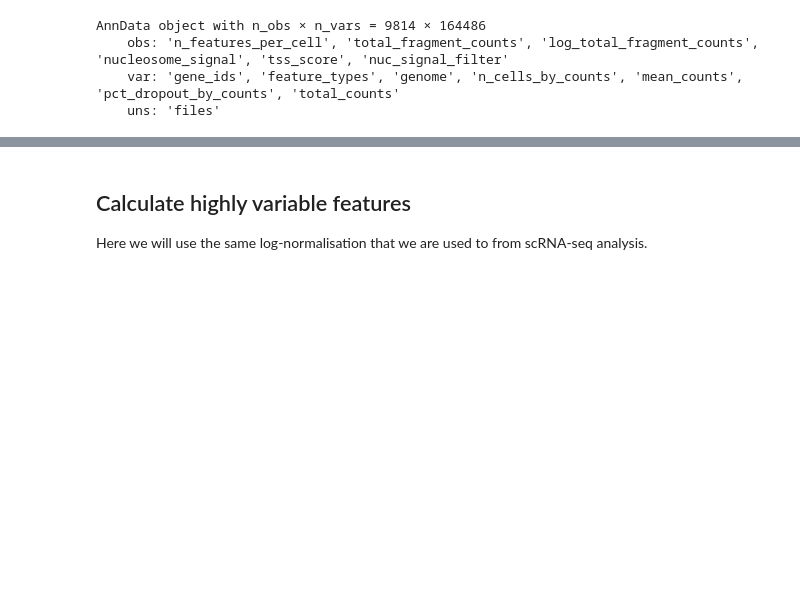
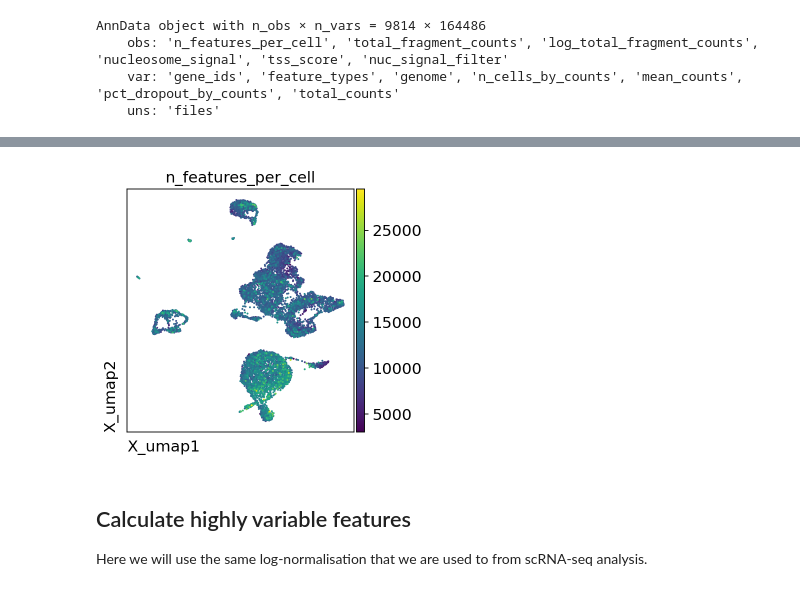
Before and after one commit to Starlitnightly/Epiverse, a Jupyter notebook: Epiverse_guide/docs/Tutorials-single/t_preprocess.ipynb, the cells around one changed output, grey strips where cells are left out. Saved outputs shown, nothing was run; the diff lists cells and outputs as text; code cells hidden in the pictures; blank space fills up the shorter version.

```diff
--- a/Epiverse_guide/docs/Tutorials-single/t_preprocess.ipynb
+++ b/Epiverse_guide/docs/Tutorials-single/t_preprocess.ipynb
@@ -205,3 +265,11 @@ AnnData object with n_obs × n_vars = 9814 × 164486
+# %%
+ov.utils.embedding(adata,
+          basis='X_umap',
+          color='n_features_per_cell',
+         # frameon='small'
+          )
+# %% [output]
+[figure, added]
 # %% [markdown]
 ## Calculate highly variable features
 
```
Also changed, not shown: parts of 26 cells of this notebook.
